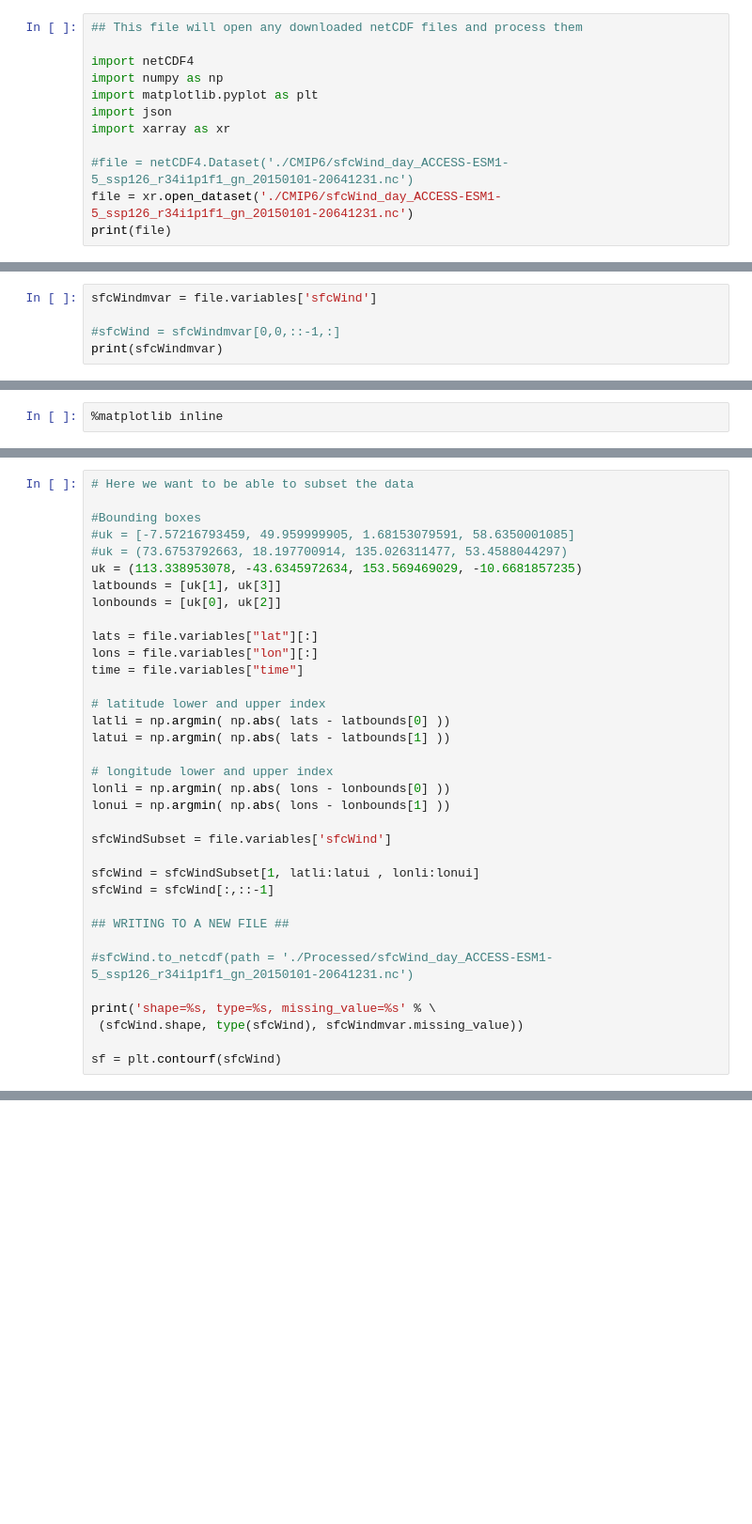
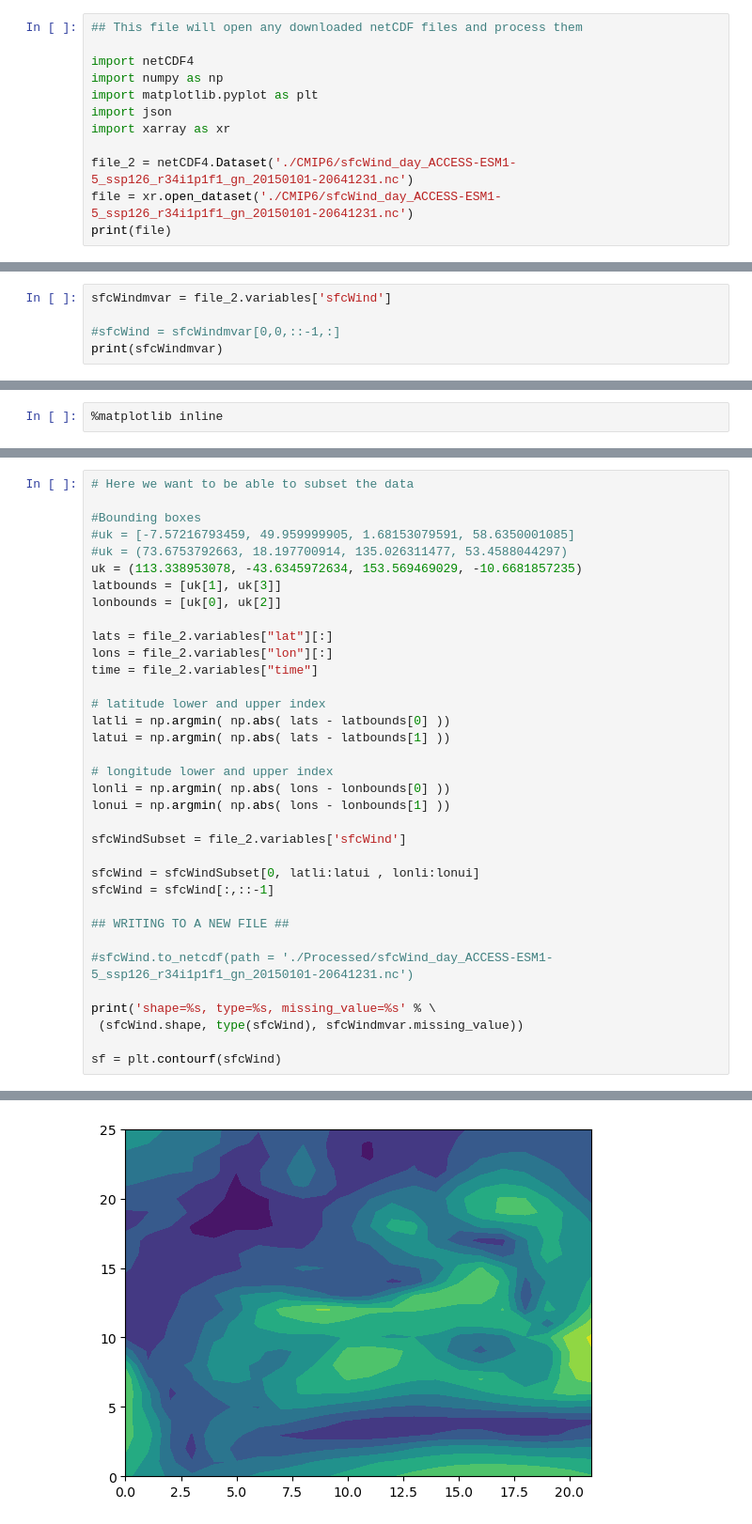
Before and after one commit to CallumLeach-Shell/Weather_api, a Jupyter notebook: process.ipynb, the cells around one changed output, grey strips where cells are left out. Shown at 94% size. Saved outputs shown, nothing was run; the diff lists cells and outputs as text; blank space fills up the shorter version.

Commit message:
new way of subsetting data

```diff
--- a/process.ipynb
+++ b/process.ipynb
@@ -7,7 +7,7 @@ import matplotlib.pyplot as plt
 import json
 import xarray as xr
 
-#file = netCDF4.Dataset('./CMIP6/sfcWind_day_ACCESS-ESM1-5_ssp126_r34i1p1f1_gn_20150101-20641231.nc')
+file_2 = netCDF4.Dataset('./CMIP6/sfcWind_day_ACCESS-ESM1-5_ssp126_r34i1p1f1_gn_20150101-20641231.nc')
 file = xr.open_dataset('./CMIP6/sfcWind_day_ACCESS-ESM1-5_ssp126_r34i1p1f1_gn_20150101-20641231.nc')
 print(file)
 # %% [output]
@@ -33,7 +33,7 @@ print(file.variables.keys())
 # %% [output]
 dict_keys(['time', 'time_bnds', 'lat', 'lat_bnds', 'lon', 'lon_bnds', 'height', 'sfcWind'])
 # %%
-sfcWindmvar = file.variables['sfcWind']
+sfcWindmvar = file_2.variables['sfcWind']
 
 #sfcWind = sfcWindmvar[0,0,::-1,:]
 print(sfcWindmvar)
@@ -94,9 +89,9 @@ uk = (113.338953078, -43.6345972634, 153.569469029, -10.6681857235)
 latbounds = [uk[1], uk[3]]
 lonbounds = [uk[0], uk[2]]
 
-lats = file.variables["lat"][:]
-lons = file.variables["lon"][:]
-time = file.variables["time"]
+lats = file_2.variables["lat"][:]
+lons = file_2.variables["lon"][:]
+time = file_2.variables["time"]
 
 # latitude lower and upper index
 latli = np.argmin( np.abs( lats - latbounds[0] ))
@@ -106,9 +101,9 @@ latui = np.argmin( np.abs( lats - latbounds[1] ))
 lonli = np.argmin( np.abs( lons - lonbounds[0] ))
 lonui = np.argmin( np.abs( lons - lonbounds[1] ))
 
-sfcWindSubset = file.variables['sfcWind']
+sfcWindSubset = file_2.variables['sfcWind']
 
-sfcWind = sfcWindSubset[1, latli:latui , lonli:lonui]
+sfcWind = sfcWindSubset[0, latli:latui , lonli:lonui]
 sfcWind = sfcWind[:,::-1]
 
 ## WRITING TO A NEW FILE ##
@@ -123,0 +119 @@ ValueError: dimensions ('lat',) must have the same length as the number of data
+[figure, added]
```
Also changed, not shown: parts of 4 cells of this notebook, 1 other file.
